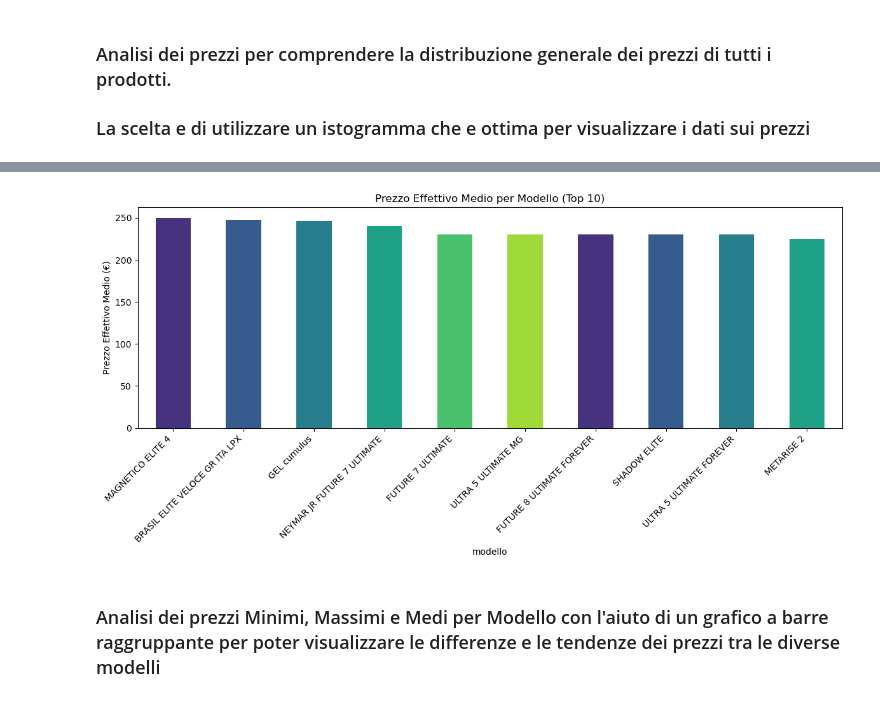
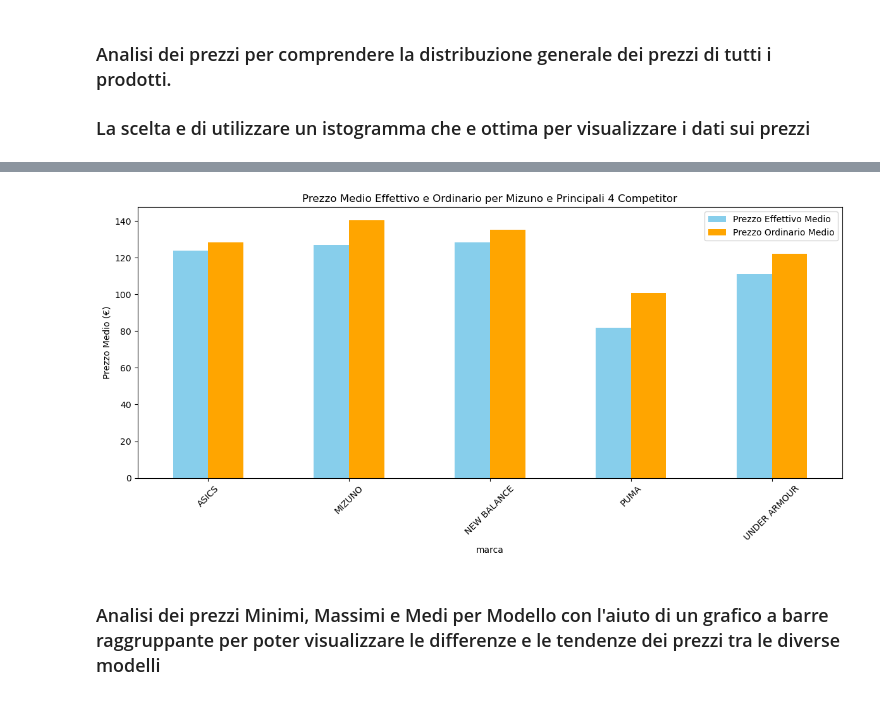
Before and after one commit to AlexBel1912/Python-Build-Week, a Jupyter notebook: Grafici.ipynb, the cells around one changed output, grey strips where cells are left out. Saved outputs shown, nothing was run; the diff lists cells and outputs as text; code cells hidden in the pictures.

```diff
--- a/Grafici.ipynb
+++ b/Grafici.ipynb
@@ -248,23 +396,41 @@ plt.show()
 # %%
-# Calcola il prezzo medio per modello
-prezzo_medio_per_modello = df.groupby('modello')['prezzo_effettivo'].mean().sort_values(ascending=False)
+brand = 'MIZUNO'
 
-# Se ci sono molti modelli, prendiamo solo i primi 10 per leggibilità
-top_10_modelli = prezzo_medio_per_modello.head(10)
+# Identifica i principali 4 competitor in base al numero di modelli offerti
+modelli_per_marca = df['marca'].value_counts().drop(brand, errors='ignore')
+top_4_competitori = modelli_per_marca.nlargest(4).index.tolist()
 
-# Creazione del grafico a barre
-plt.figure(figsize=(12, 6))
-top_10_modelli.plot(kind='bar', color=sns.color_palette('viridis'))
+# Lista delle marche da analizzare
+marche_da_analizzare = [brand] + top_4_competitori
 
-# Aggiunta di etichette e titolo
-plt.xlabel('modello')
-plt.ylabel('Prezzo Effettivo Medio (€)')
-plt.title('Prezzo Effettivo Medio per Modello (Top 10)')
-plt.xticks(rotation=45, ha='right')
+# Filtra il DataFrame per le marche selezionate
+df_marche = df[df['marca'].isin(marche_da_analizzare)]
+
+# Calcola il prezzo medio effettivo e ordinario per ogni marca
+prezzi_medi_per_marca = df_marche.groupby('marca').agg(
+    prezzo_effettivo_medio=('prezzo_effettivo', 'mean'),
+    prezzo_ordinario_medio=('prezzo_ordinario', 'mean')
+).reset_index()
+
+# Imposta la marca come indice per facilitare il plotting
+prezzi_medi_per_marca = prezzi_medi_per_marca.set_index('marca')
+
+# Crea il grafico a barre affiancate
+ax = prezzi_medi_per_marca[['prezzo_effettivo_medio', 'prezzo_ordinario_medio']].plot(
+    kind='bar',
+    figsize=(12, 6),
+    color=['skyblue', 'orange'],
+    rot=45
+)
+
+# Aggiungi etichette e titolo
+plt.ylabel('Prezzo Medio (€)')
+plt.title('Prezzo Medio Effettivo e Ordinario per Mizuno e Principali 4 Competitor')
+plt.legend(['Prezzo Effettivo Medio', 'Prezzo Ordinario Medio'])
 plt.tight_layout()
 plt.show()
 # %% [output]
-[figure, old version]
+[figure, new version]
 # %% [markdown]
 ### Analisi dei prezzi Minimi, Massimi e Medi per Modello con l'aiuto di un grafico a barre raggruppante per poter visualizzare le differenze e le tendenze dei prezzi tra le diverse modelli
 # %%
```
Also changed, not shown: parts of 20 cells of this notebook, 1 other file.
